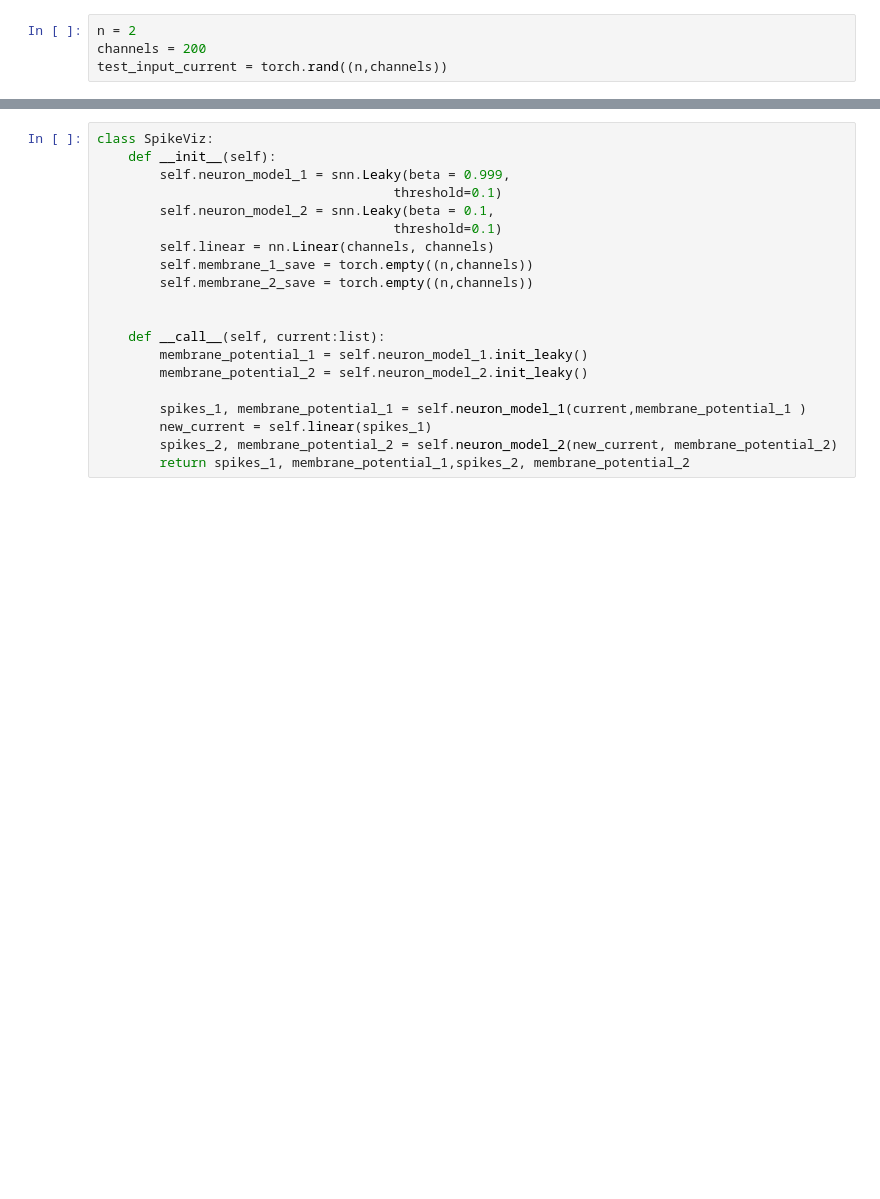
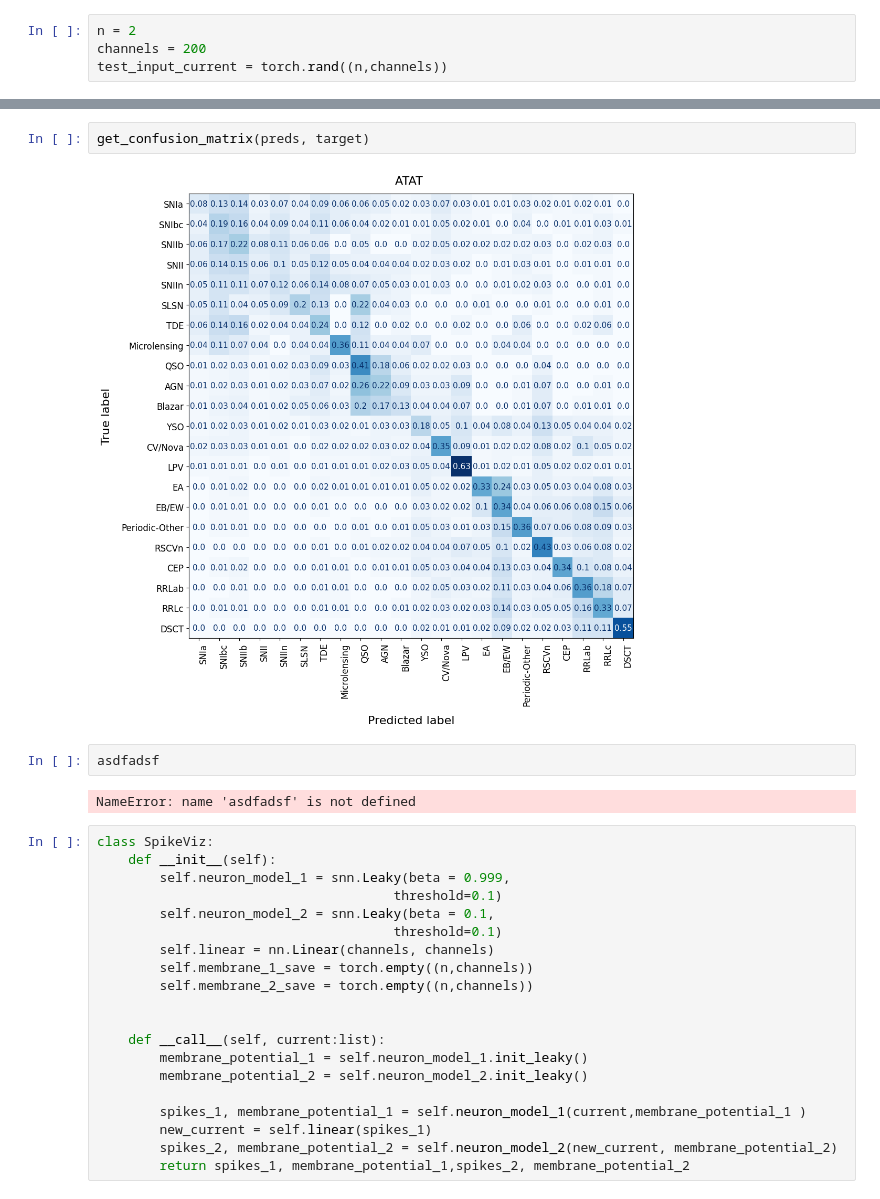
Before and after one commit to HexaPulsar/pipeline, a Jupyter notebook: pipeline/training/lc_classifier_ztf/ATAT_ALeRCE/spikes.ipynb, the cells around one changed output, grey strips where cells are left out. Saved outputs shown, nothing was run; the diff lists cells and outputs as text; blank space fills up the shorter version.

```diff
--- a/pipeline/training/lc_classifier_ztf/ATAT_ALeRCE/spikes.ipynb
+++ b/pipeline/training/lc_classifier_ztf/ATAT_ALeRCE/spikes.ipynb
@@ -27,3 +398,11 @@ test_input_current = torch.rand((n,channels))
+# %%
+get_confusion_matrix(preds, target)
+# %% [output]
+[figure, added]
+# %%
+asdfadsf
+# %% [output]
+NameError: name 'asdfadsf' is not defined
 # %%
 class SpikeViz:
     def __init__(self):
```
Also changed, not shown: parts of 2 cells of this notebook, 8 other files.
